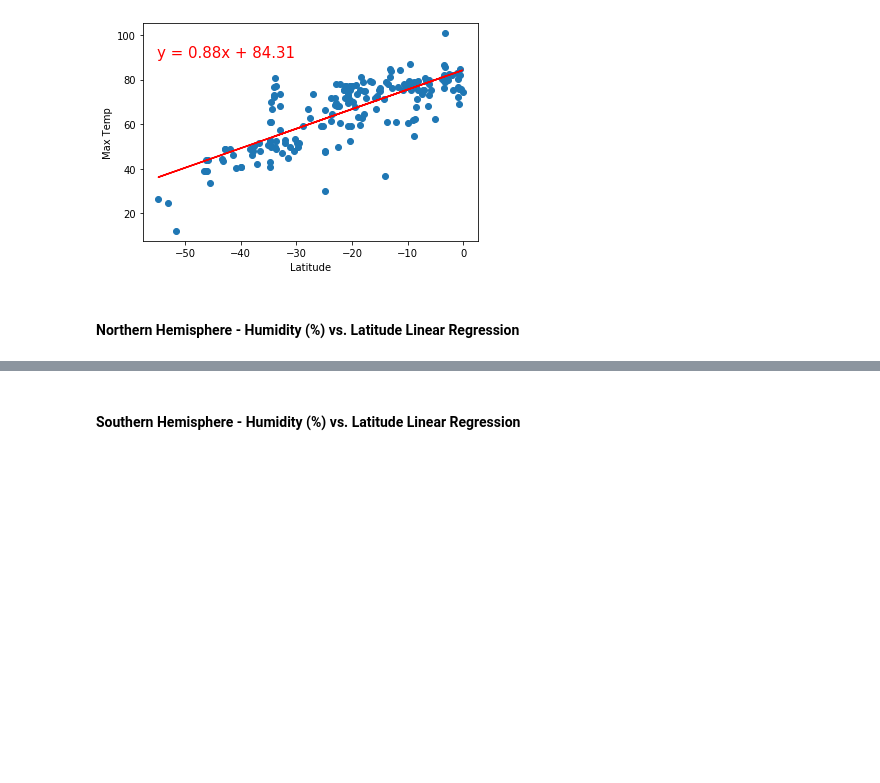
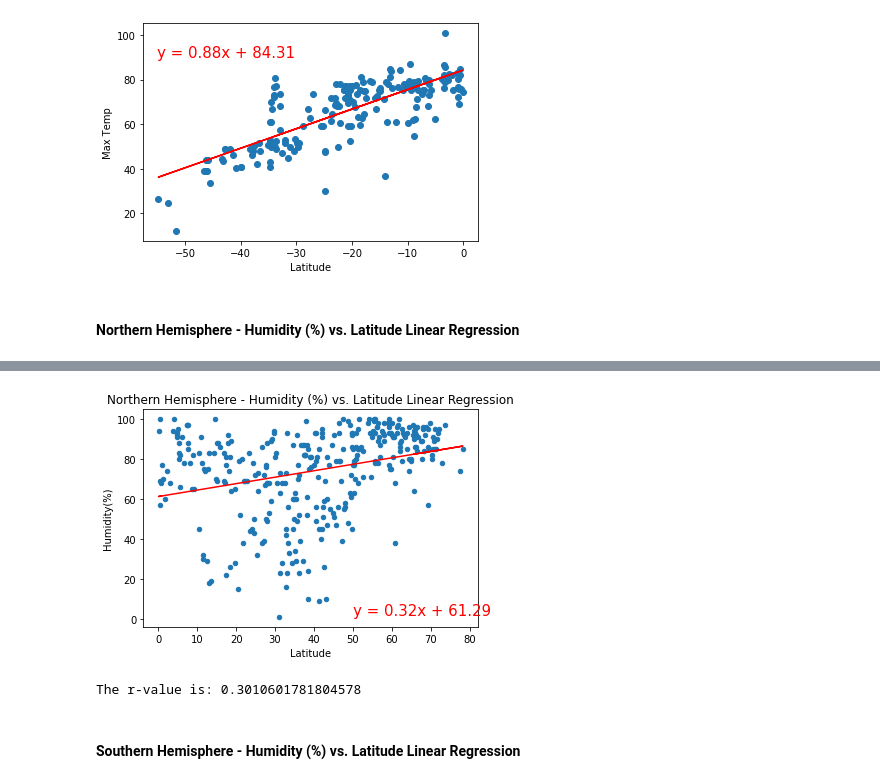
Before and after one commit to littleprincecurry/python-api-challenge, a Jupyter notebook: WeatherPy/WeatherPy.ipynb, the cells around one changed output, grey strips where cells are left out. Cells and saved outputs as stored; diff of their text form; code cells hidden in the pictures; blank space fills up the shorter version.

Commit message:
added regression plots for northhem

```diff
--- a/WeatherPy/WeatherPy.ipynb
+++ b/WeatherPy/WeatherPy.ipynb
@@ -319,3 +317,18 @@ The r-value is: 0.000543987878808455
+# %%
+slope, intercept, r_value, p_value, std_err = linregress(northHem['Lat'], northHem['Humidity'])
+northHem.plot.scatter('Lat', 'Humidity', title='Northern Hemisphere - Humidity (%) vs. Latitude Linear Regression')
+plt.xlabel('Latitude')
+plt.ylabel('Humidity(%)')
+
+reg = slope * northHem['Lat'] + intercept
+plt.plot(northHem['Lat'], reg, color='r')
+line_eq = 'y = ' + str(round(slope,2)) + 'x + ' + str(round(intercept,2))
+plt.annotate(line_eq,(50, 2),fontsize=15,color="red")
+plt.show()
+print(f'The r-value is: {r_value}')
+# %% [output]
+[figure, added]
+The r-value is: 0.3010601781804578
 # %% [markdown]
 ####  Southern Hemisphere - Humidity (%) vs. Latitude Linear Regression
 # %%
```
Also changed, not shown: parts of 6 cells of this notebook.
